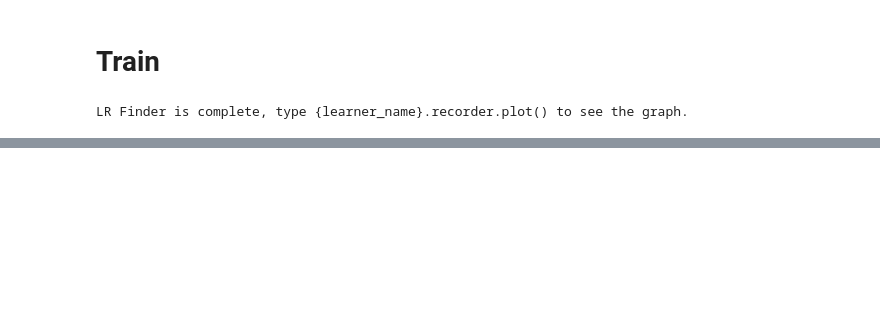
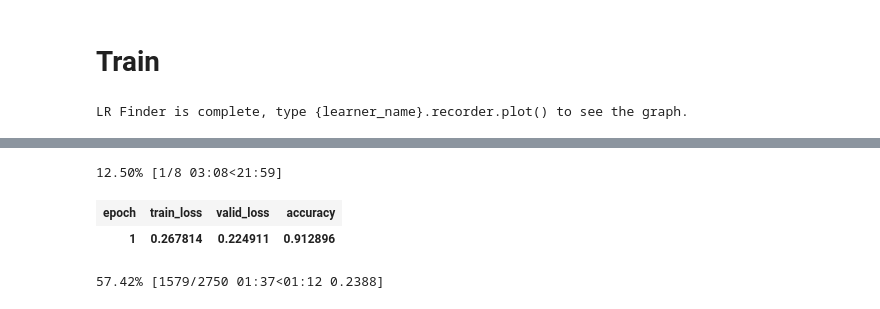
Before and after one commit to ChristophNeuner/Histopathologic-Cancer-Detection, a Jupyter notebook: hcd.ipynb, the cells around one changed output, grey strips where cells are left out. Drawn from its saved outputs; the diff is of its cells as text; code cells hidden in the pictures; blank space fills up the shorter version.

```diff
--- a/hcd.ipynb
+++ b/hcd.ipynb
@@ -57,3 +56,5 @@ arch = resnet34
+# %%
+arch = torchvision.models.resnet50
 # %%
 learner = create_cnn(data=data,
                      arch=arch,
@@ -72,2 +73,7 @@ lr = 1e-3
 # %%
-learner.fit_one_cycle(5, slice(lr))
+learner.fit_one_cycle(8, slice(lr))
+# %% [output]
+12.50% [1/8 03:08<21:59]
+| epoch | train_loss | valid_loss | accuracy |
+| 1 | 0.267814 | 0.224911 | 0.912896 |
+57.42% [1579/2750 01:37<01:12 0.2388]
```
Also changed, not shown: parts of 22 cells of this notebook.
